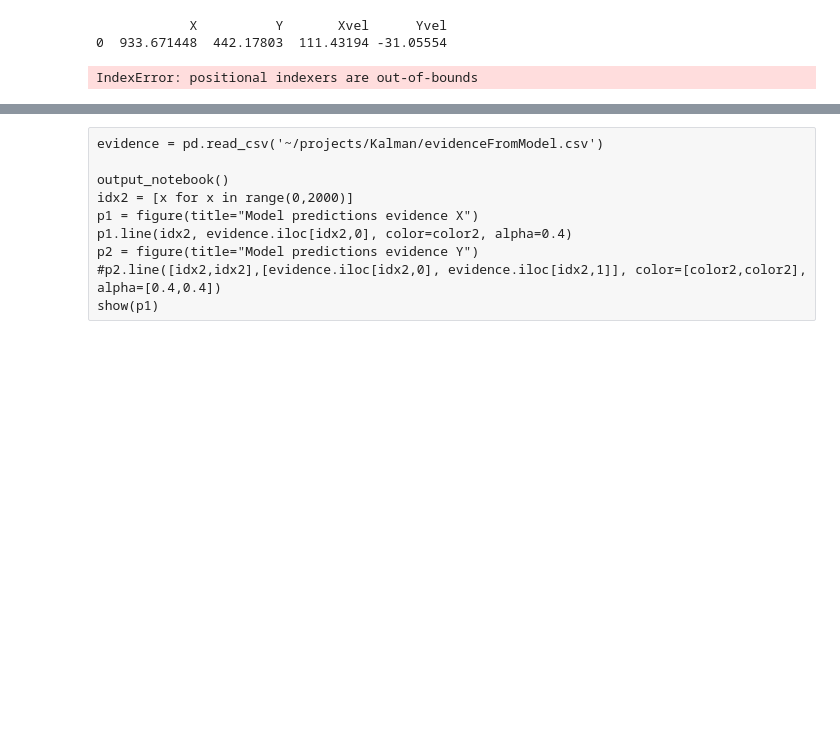
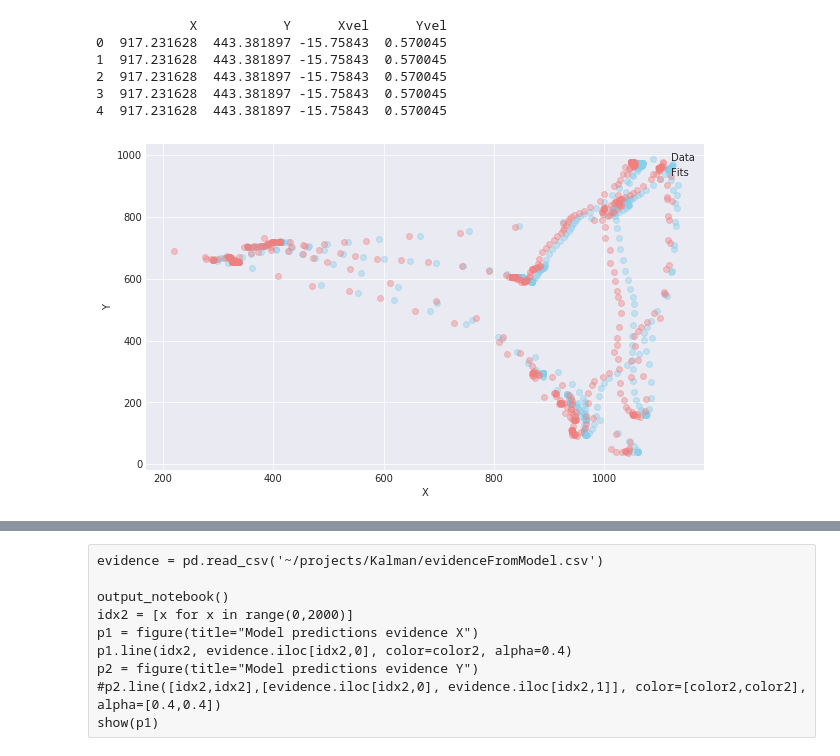
Before and after one commit to knkumar/sequence-prediction, a Jupyter notebook: Plot Kalman Model-Seaborn.ipynb, the cells around one changed output, grey strips where cells are left out. Saved outputs shown, nothing was run; the diff lists cells and outputs as text; code cells hidden in the pictures; blank space fills up the shorter version.

```diff
--- a/Plot Kalman Model-Seaborn.ipynb
+++ b/Plot Kalman Model-Seaborn.ipynb
@@ -7,25 +7,29 @@ import matplotlib.pyplot as plt
 # %%
 data = pd.read_csv('~/projects/Kalman/dataToFit.csv', names=['X','Y','Xvel','Yvel'])
 fit = pd.read_csv('~/projects/Kalman/fitsFromModel.csv', names=['X','Y','Xvel','Yvel'])
 print(fit.head())
-idx = [x for x in range(0,5000)]
+idx = [x for x in range(500,1000)]
 x1 = data.iloc[idx,0:2]
 x1_fit = fit.iloc[idx,0:2]
 y1 = data.iloc[idx,1]
 y1_fit = fit.iloc[idx,1]
 
 fig = plt.figure(figsize=(10,6))
 sns.set_style("darkgrid")
 
 sns.regplot('X','Y',data=x1, color="skyblue", fit_reg=False, scatter_kws={'alpha':0.4} ,label="Data")
 sns.regplot('X','Y',data=x1_fit, color="lightcoral", fit_reg=False, scatter_kws={'alpha':0.4}, label="Fits")
 plt.legend(['Data','Fits'], ncol=1, loc='upper right');
 #fig.legend(labels=['Data','Fits'])
 plt.show()
 # %% [output]
-            X          Y       Xvel      Yvel
-0  933.671448  442.17803  111.43194 -31.05554
+            X           Y      Xvel      Yvel
+0  917.231628  443.381897 -15.75843  0.570045
+1  917.231628  443.381897 -15.75843  0.570045
+2  917.231628  443.381897 -15.75843  0.570045
+3  917.231628  443.381897 -15.75843  0.570045
+4  917.231628  443.381897 -15.75843  0.570045
-IndexError: positional indexers are out-of-bounds
+[figure, added]
 # %%
 diff_fit = (x1_fit-x1)**2
 sse = diff_fit.iloc[:,0]+diff_fit.iloc[:,1]
```
Also changed, not shown: parts of 2 cells of this notebook, 2 other files.
